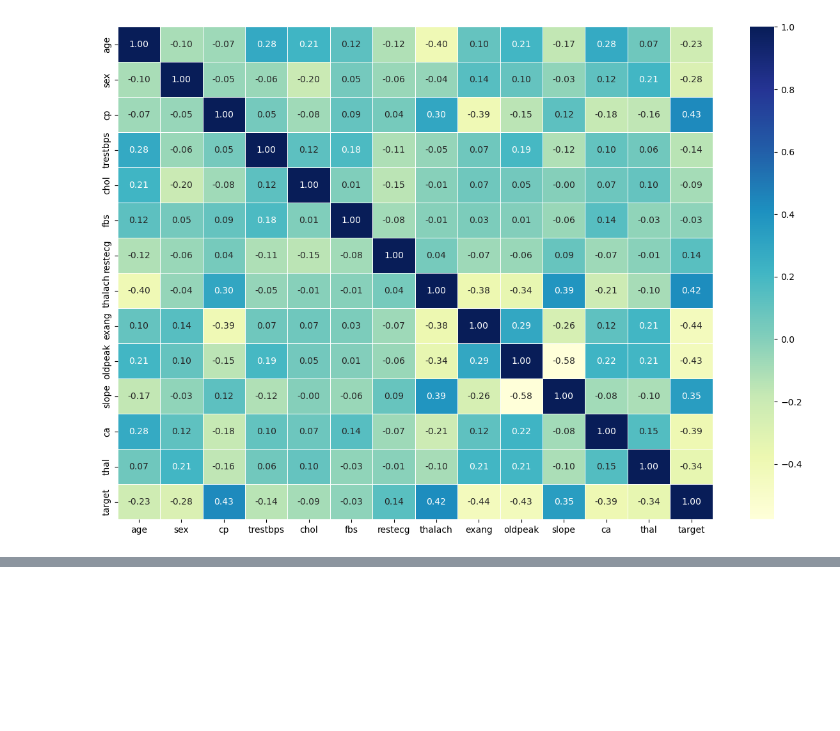
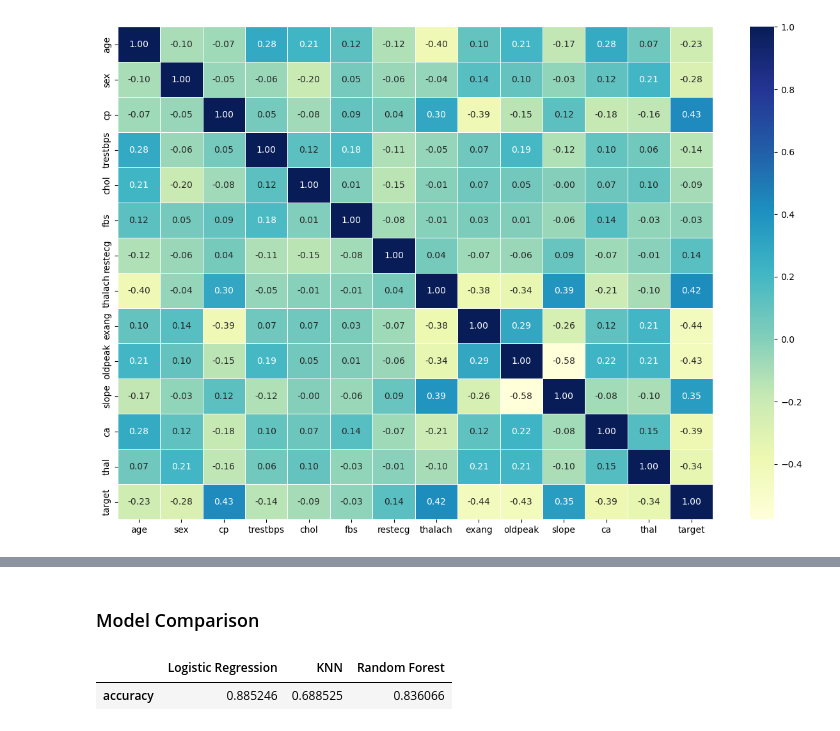
Before and after one commit to yair489/heart_disease_ML, a Jupyter notebook: heart_disease_classification.ipynb, the cells around one changed output, grey strips where cells are left out. Cells and saved outputs as stored; diff of their text form; code cells hidden in the pictures; blank space fills up the shorter version.

```diff
--- a/heart_disease_classification.ipynb
+++ b/heart_disease_classification.ipynb
@@ -308,0 +355,7 @@ ax = sns.heatmap(corr_matrix,
+# %%
+# split to train and test
+np.random.seed(42)
+
+X_train , X_test , y_train , y_test = train_test_split(x,
+                                                       y,
+                                                       test_size = 0.2)
@@ -308,0 +453,8 @@ ax = sns.heatmap(corr_matrix,
+# %% [markdown]
+### Model Comparison
+# %%
+model_compare = pd.DataFrame(model_scores , index= ["accuracy"])
+model_compare
+# %% [output]
+|  | Logistic Regression | KNN | Random Forest |
+| accuracy | 0.885246 | 0.688525 | 0.836066 |
```
Also changed, not shown: parts of 11 cells of this notebook.
